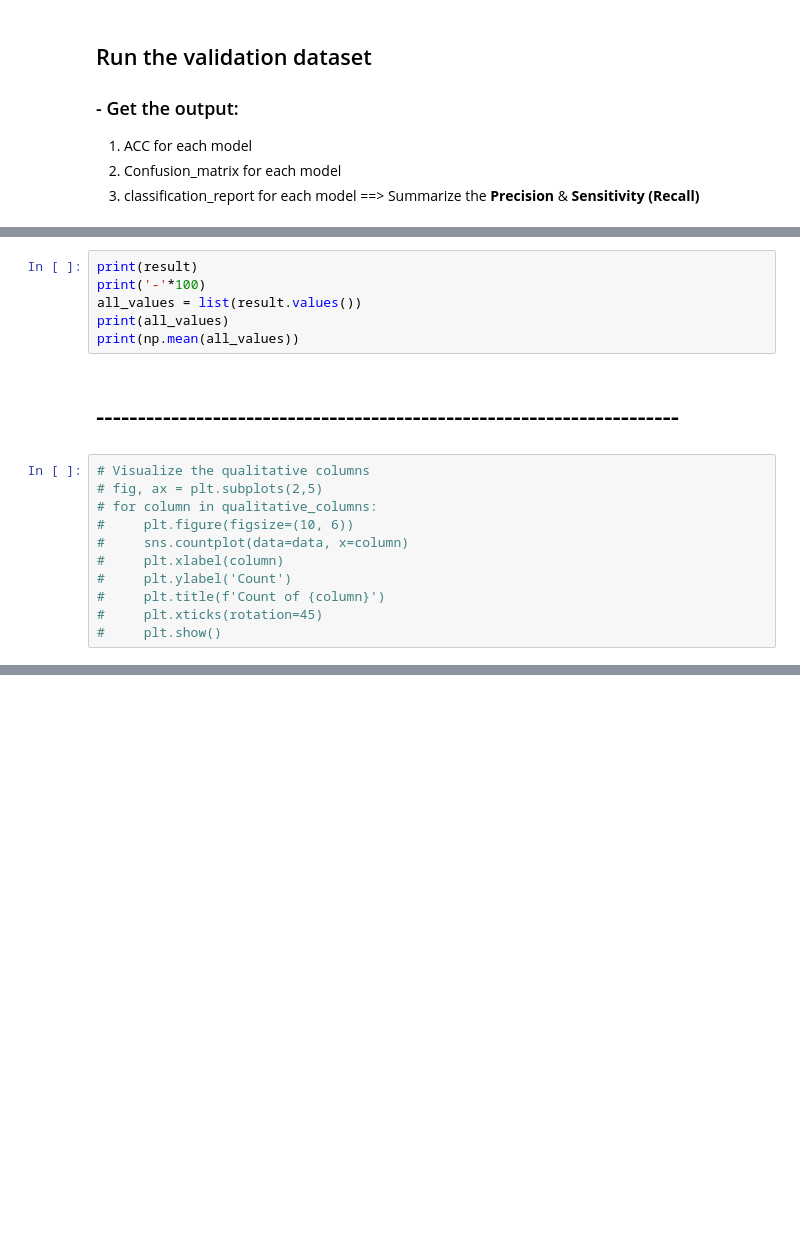
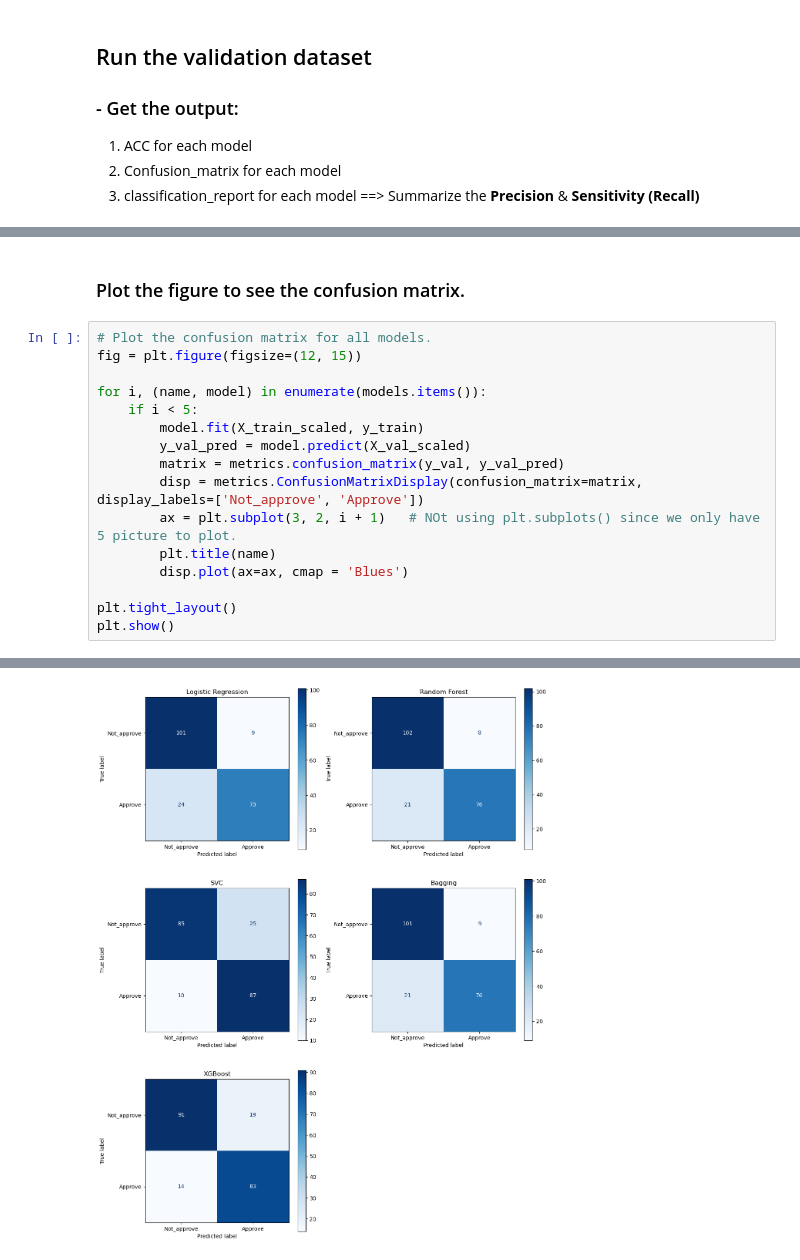
Before and after one commit to dsChenWu/ML-Project, a Jupyter notebook: credit_card_project/Credit_catd_approval.ipynb, the cells around one changed output, grey strips where cells are left out. Drawn from its saved outputs; the diff is of its cells as text; blank space fills up the shorter version.

```diff
--- a/credit_card_project/Credit_catd_approval.ipynb
+++ b/credit_card_project/Credit_catd_approval.ipynb
@@ -321,19 +385,19 @@ weighted avg       0.86      0.86      0.85       207
-# %%
-print(result)
-print('-'*100)
-all_values = list(result.values())
-print(all_values)
-print(np.mean(all_values))
-# %% [markdown]
-# ----------------------------------------------------------------------
-# %%
-# Visualize the qualitative columns
-# fig, ax = plt.subplots(2,5)
-# for column in qualitative_columns:
-#     plt.figure(figsize=(10, 6))
-#     sns.countplot(data=data, x=column)
-#     plt.xlabel(column)
-#     plt.ylabel('Count')
-#     plt.title(f'Count of {column}')
-#     plt.xticks(rotation=45)
-#     plt.show()
+# %% [markdown]
+### Plot the figure to see the confusion matrix.
+# %%
+# Plot the confusion matrix for all models.
+fig = plt.figure(figsize=(12, 15))
+
+for i, (name, model) in enumerate(models.items()):
+    if i < 5:
+        model.fit(X_train_scaled, y_train)
+        y_val_pred = model.predict(X_val_scaled)
+        matrix = metrics.confusion_matrix(y_val, y_val_pred)
+        disp = metrics.ConfusionMatrixDisplay(confusion_matrix=matrix, display_labels=['Not_approve', 'Approve'])
+        ax = plt.subplot(3, 2, i + 1)   # NOt using plt.subplots() since we only have 5 picture to plot.
+        plt.title(name)
+        disp.plot(ax=ax, cmap = 'Blues')
+
+plt.tight_layout()
+plt.show()
+# %% [output]
@@ -339,0 +406 @@ print(np.mean(all_values))
+[figure, added]
```
Also changed, not shown: parts of 11 cells of this notebook.
